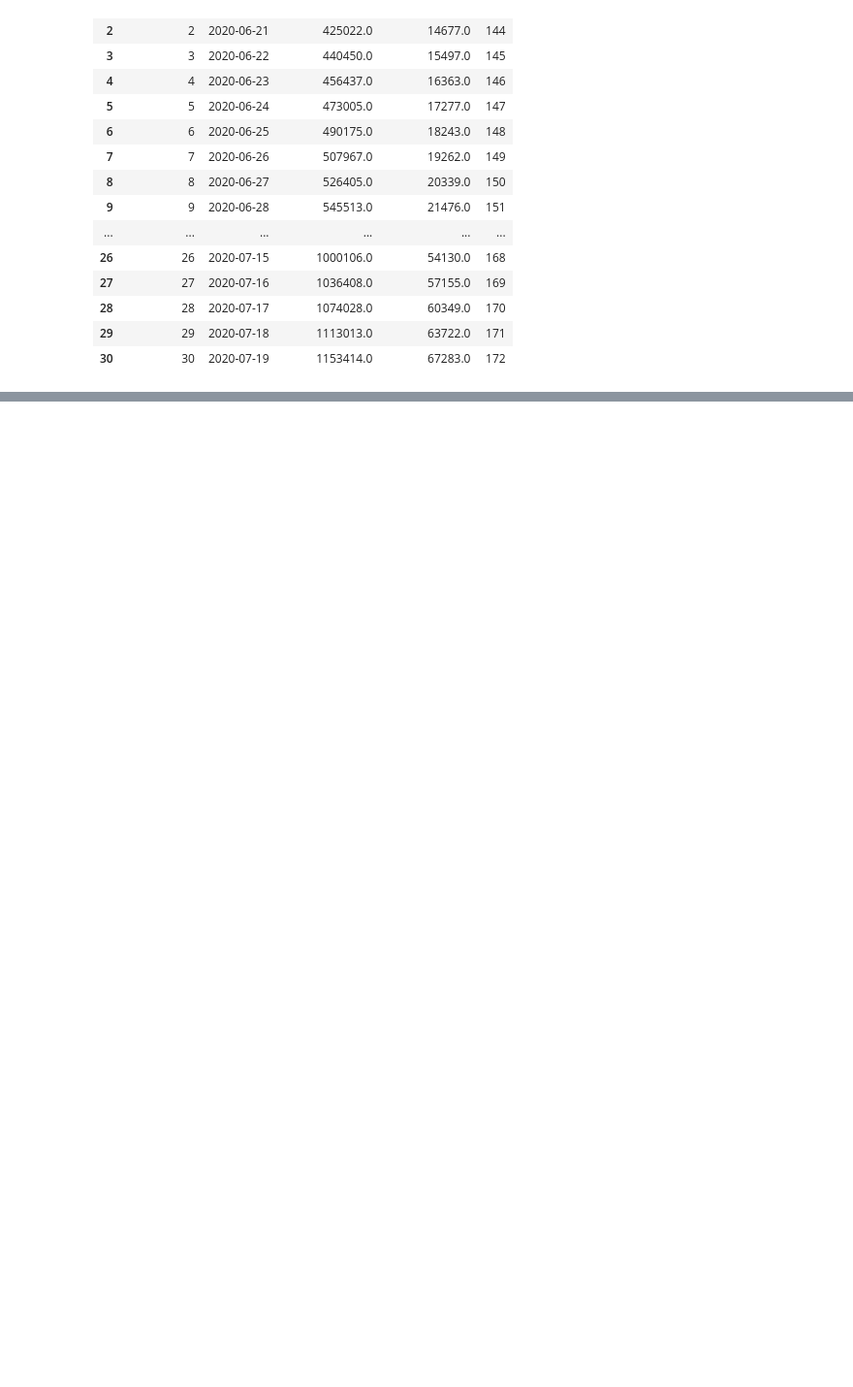
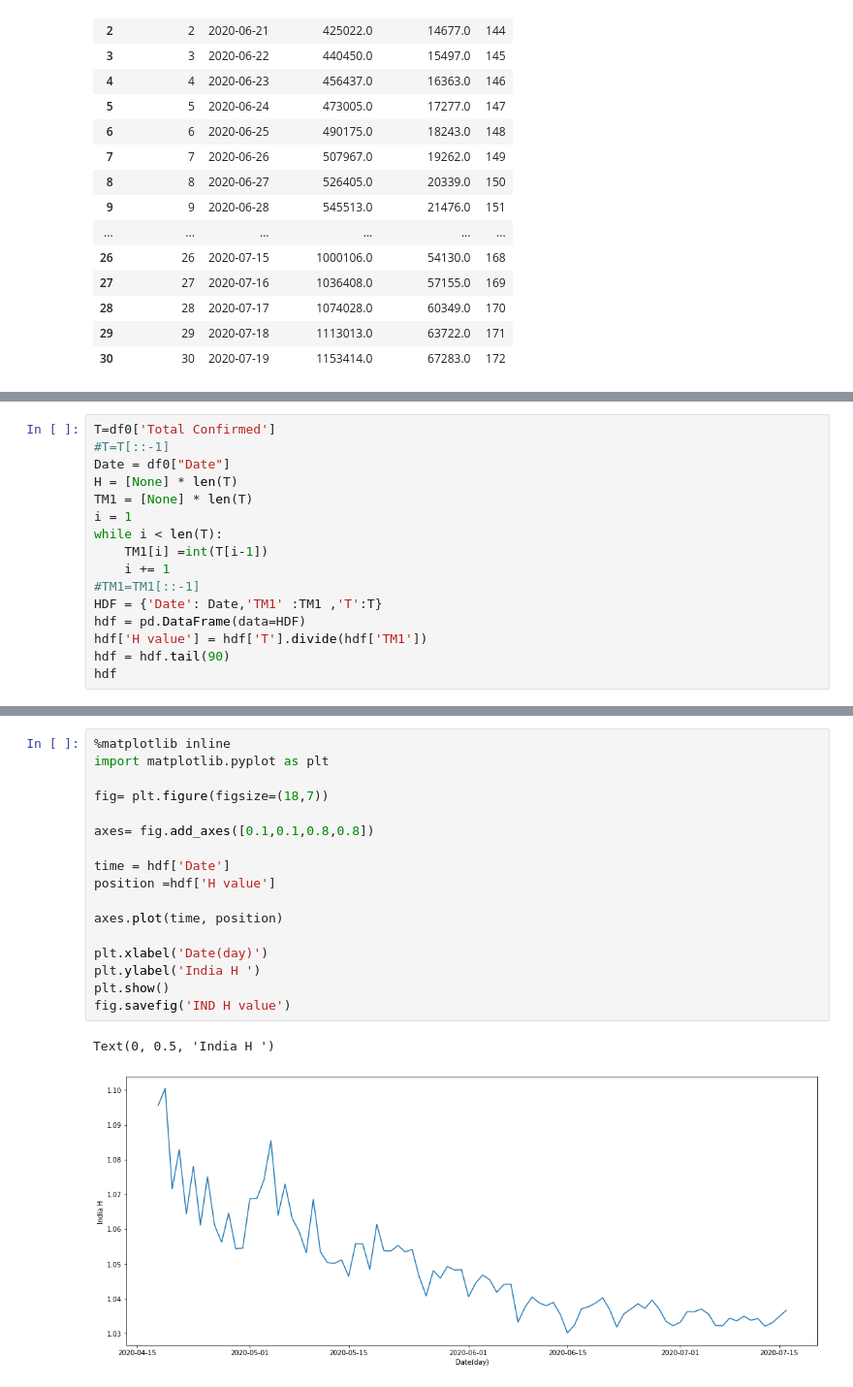
Before and after one commit to skbhere/COVID-19-Case-Forecasting, a Jupyter notebook: 00_India_prediction.ipynb, the cells around one changed output, grey strips where cells are left out. Shown: that part at 97% size. Drawn from its saved outputs; the diff is of its cells as text; blank space fills up the shorter version.

```diff
--- a/00_India_prediction.ipynb
+++ b/00_India_prediction.ipynb
@@ -263,3 +263,19 @@ plt.show()
 fig.savefig('IND Total Pred_Vs_Actualpng')
 # %% [output]
 [figure]
+# %%
+T=df0['Total Confirmed']
+#T=T[::-1]
+Date = df0["Date"]
+H = [None] * len(T)
+TM1 = [None] * len(T)
+i = 1
+while i < len(T):
+    TM1[i] =int(T[i-1])
+    i += 1
+#TM1=TM1[::-1]
+HDF = {'Date': Date,'TM1' :TM1 ,'T':T}
+hdf = pd.DataFrame(data=HDF)
+hdf['H value'] = hdf['T'].divide(hdf['TM1'])
+hdf = hdf.tail(90)
+hdf
@@ -265,0 +296,20 @@ fig.savefig('IND Total Pred_Vs_Actualpng')
+# %%
+%matplotlib inline
+import matplotlib.pyplot as plt
+
+fig= plt.figure(figsize=(18,7))
+
+axes= fig.add_axes([0.1,0.1,0.8,0.8])
+
+time = hdf['Date']
+position =hdf['H value']
+
+axes.plot(time, position)
+
+plt.xlabel('Date(day)')
+plt.ylabel('India H ')
+plt.show()
+fig.savefig('IND H value')
+# %% [output]
+Text(0, 0.5, 'India H ')
+[figure, added]
```
Also changed, not shown: parts of 3 cells of this notebook.
